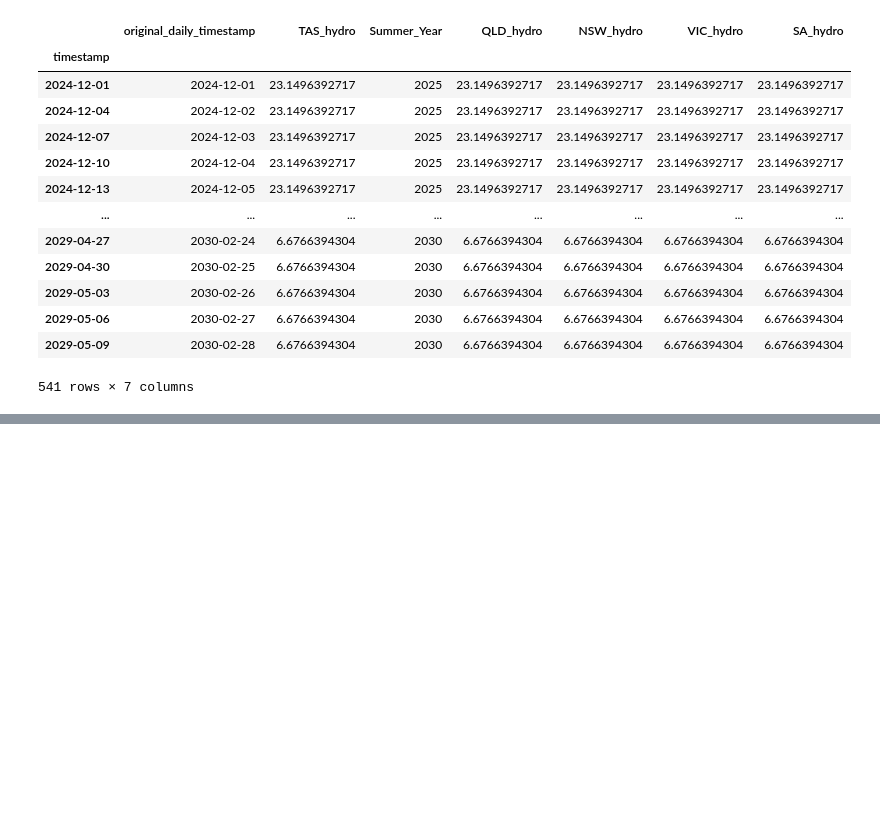
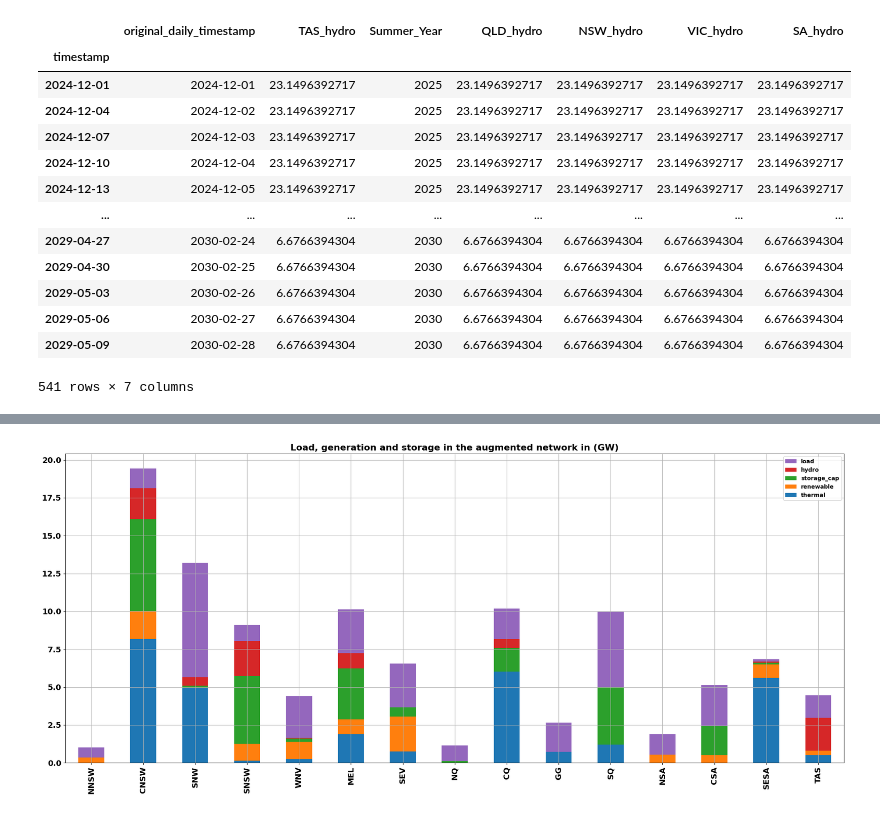
Before and after one commit to csiro/ensys-iPASA.jl, a Jupyter notebook: ISP_data_processing/pre-processing_ISP_data.ipynb, the cells around one changed output, grey strips where cells are left out. Drawn from its saved outputs; the diff is of its cells as text; code cells hidden in the pictures; blank space fills up the shorter version.

```diff
--- a/ISP_data_processing/pre-processing_ISP_data.ipynb
+++ b/ISP_data_processing/pre-processing_ISP_data.ipynb
@@ -344,0 +390,11 @@ daily_summer_hydro
+# %%
+filename = "../data/output/nem_act_power_load_gen_v_44.csv"
+static_baseline_data = load_data(filename)
+cap = static_baseline_data/1000
+figsize = (25,10)
+fig, ax1 = plt.subplots(figsize=figsize, nrows=1, ncols=1)
+cap.plot(kind="bar", stacked=True, ax=ax1)
+title = "Load, generation and storage in the augmented network in (GW)"
+ax1 = set_bold(ax1, title)
+# %% [output]
+[figure, added]
```
Also changed, not shown: parts of 5 cells of this notebook, 9 other files.
